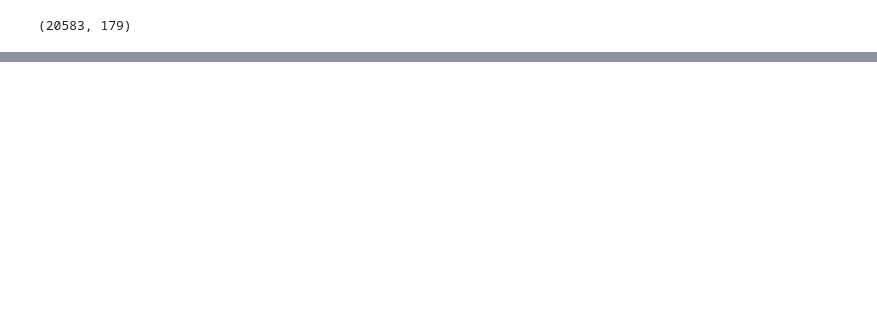
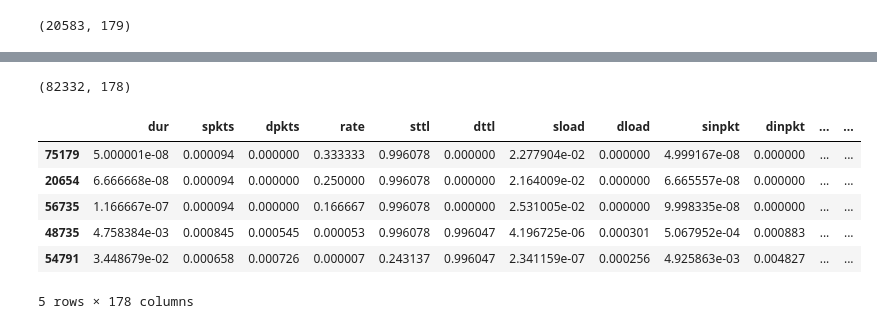
Before and after one commit to cwperks/EAI6980, a Jupyter notebook: Final Project.ipynb, the cells around one changed output, grey strips where cells are left out. Cells and saved outputs as stored; diff of their text form; code cells hidden in the pictures; blank space fills up the shorter version.

```diff
--- a/Final Project.ipynb
+++ b/Final Project.ipynb
@@ -370,0 +385,20 @@ x_test.shape
+# %%
+df2 = df.drop(['state_CLO', 'state_CON'], axis=1, errors='ignore')
+# %%
+ag_train_data = TabularDataset(df2)
+# %%
+ag_train_data.shape
+# %% [output]
+(82332, 178)
+# %%
+subsample_size = 50000
+ag_train_data_sample = ag_train_data.sample(n=subsample_size, random_state=0)
+ag_train_data_sample.head()
+# %% [output]
+|  | dur | spkts | dpkts | rate | sttl | dttl | sload | dload | sinpkt | dinpkt | ... | ... |
+| 75179 | 5.000001e-08 | 0.000094 | 0.000000 | 0.333333 | 0.996078 | 0.000000 | 2.277904e-02 | 0.000000 | 4.999167e-08 | 0.000000 | ... | ... |
+| 20654 | 6.666668e-08 | 0.000094 | 0.000000 | 0.250000 | 0.996078 | 0.000000 | 2.164009e-02 | 0.000000 | 6.665557e-08 | 0.000000 | ... | ... |
+| 56735 | 1.166667e-07 | 0.000094 | 0.000000 | 0.166667 | 0.996078 | 0.000000 | 2.531005e-02 | 0.000000 | 9.998335e-08 | 0.000000 | ... | ... |
+| 48735 | 4.758384e-03 | 0.000845 | 0.000545 | 0.000053 | 0.996078 | 0.996047 | 4.196725e-06 | 0.000301 | 5.067952e-04 | 0.000883 | ... | ... |
+| 54791 | 3.448679e-02 | 0.000658 | 0.000726 | 0.000007 | 0.243137 | 0.996047 | 2.341159e-07 | 0.000256 | 4.925863e-03 | 0.004827 | ... | ... |
+5 rows × 178 columns
```
Also changed, not shown: parts of 34 cells of this notebook, 3 other files.
